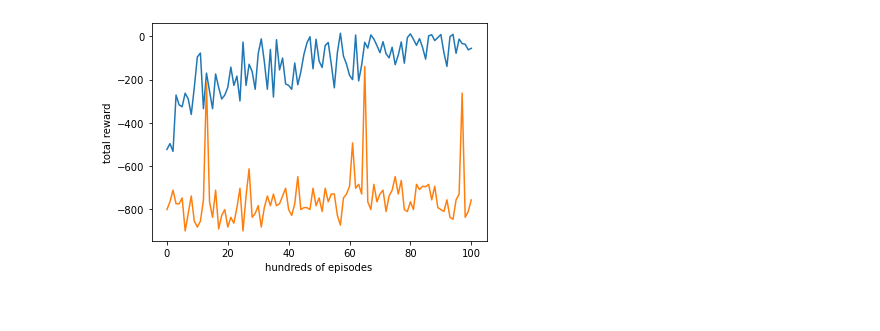
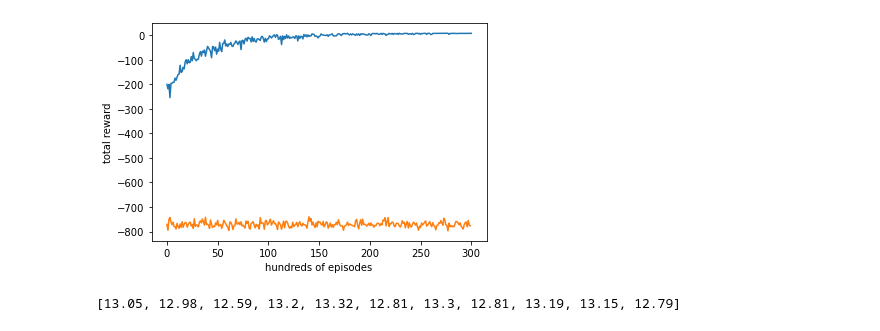
Before and after one commit to ranzuh/taxi-rl, a Jupyter notebook: notebook.ipynb, the cells around one changed output. Saved outputs shown, nothing was run; the diff lists cells and outputs as text; code cells hidden in the pictures.

```diff
--- a/notebook.ipynb
+++ b/notebook.ipynb
@@ -11,14 +83,16 @@ agent = RandomAgent(env.action_space)
 # %%
 from IPython.display import clear_output
-from agents.qlearning_agent import QLearningAgent
+from agents.random_agent import RandomAgent
 
-agent = QLearningAgent(env.action_space, env.observation_space)
+agent = RandomAgent(env.action_space)
 
 total_penalties = 0
-episodes = 1001
+episodes = 30001
 completions = 0
 
-rewards_per_episode_Q = []
+rewards_per_episode_random = []
+timesteps_per_episode_random = []
+penalties_per_episode_random = []
 
 for episode in range(episodes):
     if episode % 100 == 0:
@@ -30,15 +104,17 @@ for episode in range(episodes):
     done = False
     penalties = 0
     total_reward = 0
+    timesteps = 0
     # env.render()
     while not done:
         # env.render()
         action = agent.get_action(state)
         next_state, reward, done, info = env.step(action)
-        agent.update(state, action, next_state, reward)
+        #agent.update(state, action, next_state, reward)
 
         state = next_state
         total_reward += reward
+        timesteps += 1
 
         if reward == -10:
             penalties += 1
@@ -46,14 +122,14 @@ for episode in range(episodes):
         if reward == 20:
             completions += 1
 
-    total_penalties += penalties
+    penalties_per_episode_random.append(penalties)
 
-    if episode % 10 == 0:
-        rewards_per_episode_Q.append(total_reward)
+    rewards_per_episode_random.append(total_reward)
+    timesteps_per_episode_random.append(timesteps)
 
 print()
 print("Average penalties over episode", total_penalties / episodes)
 print("Completions", completions)
 
-print(rewards_per_episode_Q)
+print(rewards_per_episode_random)
 # %% [output]
@@ -119,9 +141,30 @@ Completions 44
+# %%
+def reduce_to_means(list, n=100):
+    i = 1
+    sum = 0
+    means = []
+    for item in list:
+        sum += item
+        if i == n:
+            means.append(sum/n)
+            sum = i = 0
+        i += 1
+
+    return means
 # %%
+%matplotlib inline
 import matplotlib.pyplot as plt
-plt.plot(rewards_per_episode_Q)
-plt.plot(rewards_per_episode_random)
+#rewards = reduce_to_means(rewards_per_episode_Q)
+random_rewards = reduce_to_means(rewards_per_episode_random)
+
+plt.plot(rewards_per_episode_mean)
+plt.plot(random_rewards)
 plt.ylabel('total reward')
 plt.xlabel('hundreds of episodes')
 plt.show()
 # %% [output]
-[figure, old version]
+[figure, new version]
+# %%
+timesteps_per_episode_mean[290:]
+# %% [output]
+[13.05, 12.98, 12.59, 13.2, 13.32, 12.81, 13.3, 12.81, 13.19, 13.15, 12.79]
```
Also changed, not shown: parts of 7 cells of this notebook, 2 other files.
